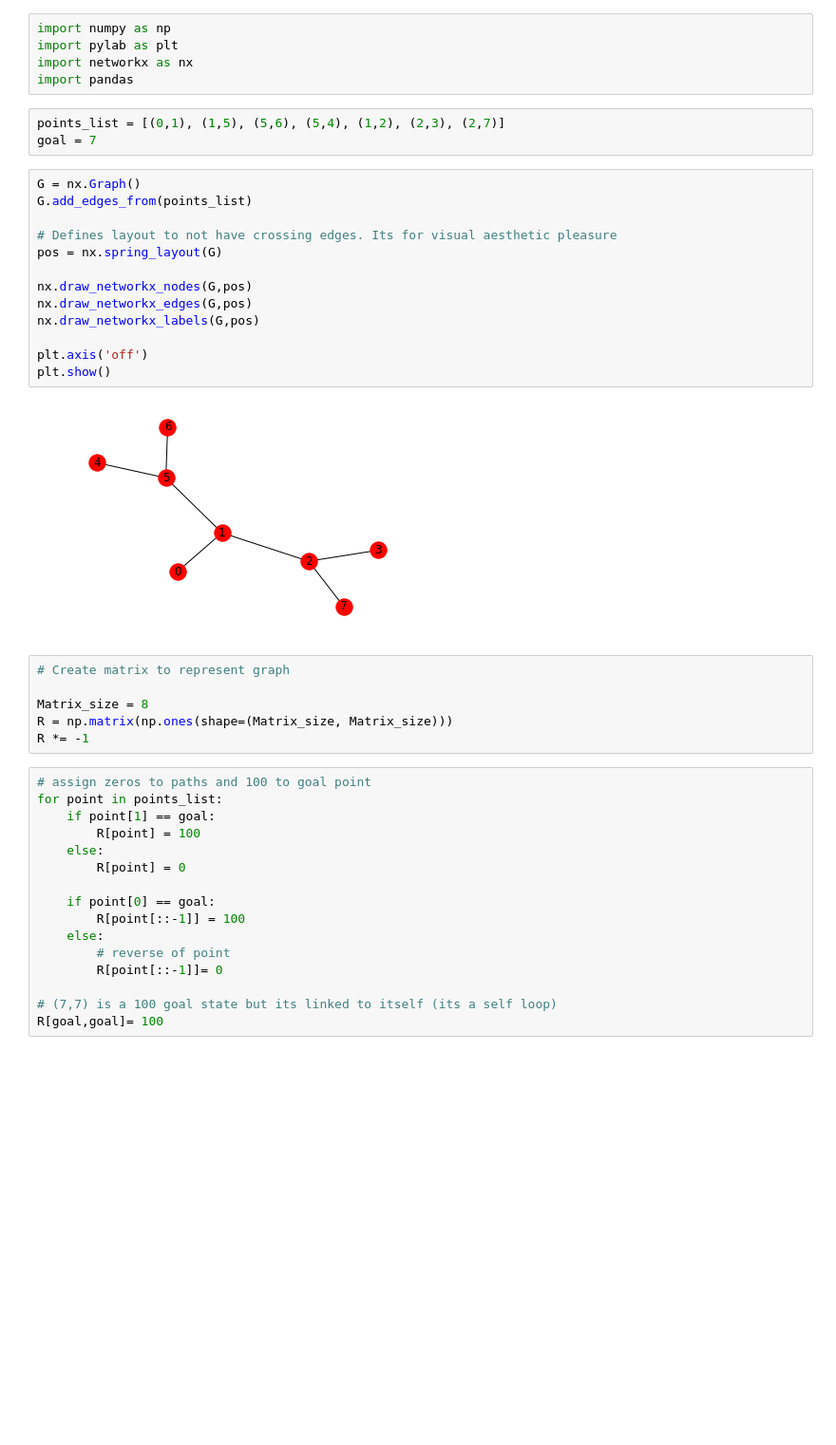
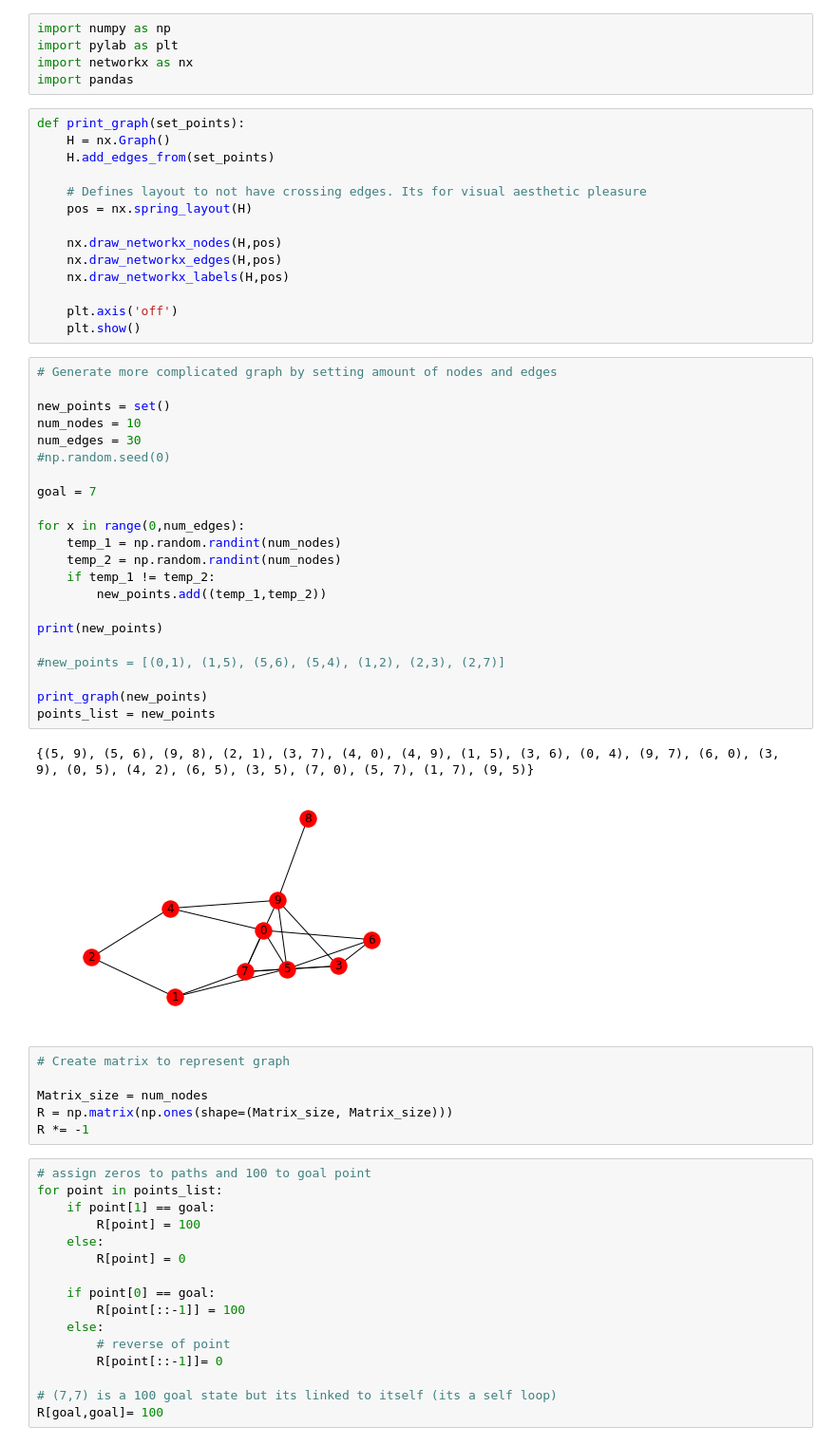
Before and after one commit to Vorapahct/Reinforcement-Learning, a Jupyter notebook: RLEX/RLEX_1 - Graph Basic.ipynb, the cells around one changed output. Shown: that part at 95% size. Drawn from its saved outputs; the diff is of its cells as text; blank space fills up the shorter version.

```diff
--- a/RLEX/RLEX_1 - Graph Basic.ipynb
+++ b/RLEX/RLEX_1 - Graph Basic.ipynb
@@ -6,28 +6,49 @@ import numpy as np
 import pylab as plt
 import networkx as nx
 import pandas
-# %%
-points_list = [(0,1), (1,5), (5,6), (5,4), (1,2), (2,3), (2,7)]
-goal = 7
 # %%
-G = nx.Graph()
-G.add_edges_from(points_list)
+def print_graph(set_points):
+    H = nx.Graph()
+    H.add_edges_from(set_points)
 
-# Defines layout to not have crossing edges. Its for visual aesthetic pleasure
-pos = nx.spring_layout(G)
+    # Defines layout to not have crossing edges. Its for visual aesthetic pleasure
+    pos = nx.spring_layout(H)
 
-nx.draw_networkx_nodes(G,pos)
-nx.draw_networkx_edges(G,pos)
-nx.draw_networkx_labels(G,pos)
+    nx.draw_networkx_nodes(H,pos)
+    nx.draw_networkx_edges(H,pos)
+    nx.draw_networkx_labels(H,pos)
 
-plt.axis('off')
-plt.show()
+    plt.axis('off')
+    plt.show()
-# %% [output]
-[figure, removed]
+# %%
+# Generate more complicated graph by setting amount of nodes and edges
+
+new_points = set()
+num_nodes = 10
+num_edges = 30
+#np.random.seed(0)
+
+goal = 7
+
+for x in range(0,num_edges):
+    temp_1 = np.random.randint(num_nodes)
+    temp_2 = np.random.randint(num_nodes)
+    if temp_1 != temp_2:
+        new_points.add((temp_1,temp_2))
+
+print(new_points)
+
+#new_points = [(0,1), (1,5), (5,6), (5,4), (1,2), (2,3), (2,7)]
+
+print_graph(new_points)
+points_list = new_points
+# %% [output]
+{(5, 9), (5, 6), (9, 8), (2, 1), (3, 7), (4, 0), (4, 9), (1, 5), (3, 6), (0, 4), (9, 7), (6, 0), (3, 9), (0, 5), (4, 2), (6, 5), (3, 5), (7, 0), (5, 7), (1, 7), (9, 5)}
+[figure, added]
 # %%
 # Create matrix to represent graph
 
-Matrix_size = 8
+Matrix_size = num_nodes
 R = np.matrix(np.ones(shape=(Matrix_size, Matrix_size)))
 R *= -1
 # %%
```
Also changed, not shown: parts of 5 cells of this notebook.
